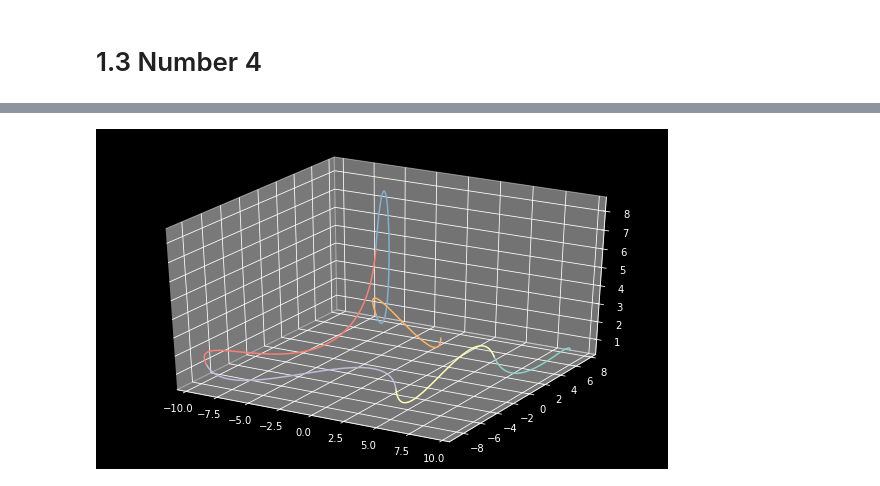
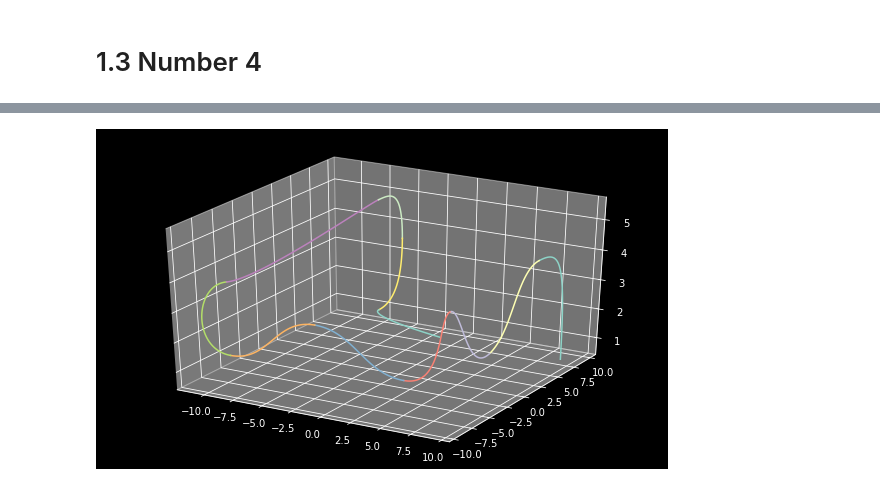
Before and after one commit to Nick-Sireci/Robotics-Workshop1, a Jupyter notebook: Trajectories.ipynb, the cells around one changed output, grey strips where cells are left out. Drawn from its saved outputs; the diff is of its cells as text; code cells hidden in the pictures.

```diff
--- a/Trajectories.ipynb
+++ b/Trajectories.ipynb
@@ -280,47 +280,64 @@ def piecewise3D (X,Y,Z, Vx,Vy,Vz, T):
         dx += dxi.tolist()
         dy += dyi.tolist()
         dz += dzi.tolist()
+        count+=1
 
         ax.plot3D(theta_xi, theta_yi, theta_zi)
         #plot(theta_xi, theta_yi, theta_zi)
+
     return theta_x, theta_y, theta_z, dx, dy, dz
 # %%
 ##### Requirements for the trajectory
 
 # Waypoints
-p1 = [9.175, 7.450, 0.510] #Start
-p2 = [6.975, 1.200, 1.475] #Sphere10
-p3 = [4.625, -6.850, 1.475] #Sphere8
-p4 = [-9.125, -8.475, 1.475] #Sphere9
-p5 = [-3.775, 3.300, 5.625] #Sphere5(upper)
-p6 = [-3.775, 3.300, 1.950] #Sphere6(lower)
-p7 = [1.850, 2.675, 1.475] #Sphere7(tricky)
+p1 = [9.1750, 8.0250, 0.5100] #Start
+p2 = [6.9750, 8.0250, 3.7500] #Checkpoint1
+p3 = [6.9750, 1.2000, 1.4750] #Sphere10
+p4 = [6.5750, -3.9250, 3.5000] #Checkpoint2
+p5 = [4.6250, -6.8500, 1.4750] #Sphere8
+p6 = [-2.0000, -8.0000, 3.0000] #Checkpoint3
+p7 = [-9.000, -8.4750, 1.5500] #Sphere9
+p8 = [-9.000, -8.4750, 4.000] #Checkpoint4
+p9 = [-3.7750, 3.3000, 5.6250] #Sphere5(upper)
+p10 = [-3.7250, 6.5000, 4.000] #Checkpoint5
+p11 = [-3.7750, 3.3000, 1.9500] #Sphere6(lower)
+p12 = [1.8500, 2.6750, 1.4750] #Sphere7(tricky)
 
 # Velocities
-v1 = [0,0,20]
-v2 = [-1,0,20]
-v3 = [-1,1,20]
-v4 = [-1,0,1]
-v5 = [0,1,1]
-v6 = [-1,0,1]
-v7 = [0,0,0]
+v1 = [0,0,1] #Start
+v2 = [0,-1,0] #Checkpoint1
+v3 = [0,-1,-.1] #Sphere10
+v4 = [0,-.5,0] #Checkpoint2
+v5 = [-1,0,0] #Sphere8
+v6 = [-1,0,0] #Checkpoint3
+v7 = [-1,0,0] #Sphere9
+v8 = [.5,.5,0] #Checkpoint 4
+v9 = [0,.5,0] #Sphere5
+v10 = [0,0,-.5] #Checkpoint
+v11 = [0,-.5, 0] #Sphere6
+v12 = [0,0,0] #Sphere7
 
 # Time
 t1 = 0
-t2 = t1 + 5
-t3 = t2 + 5
-t4 = t3 + 5
-t5 = t4 + 5
-t6 = t5 + 5
-t7 = t6 + 5
+t2 = t1+10
+t3 = t2+10
+t4 = t3+10
+t5 = t4+10
+t6 = t5+10
+t7 = t6+10
+t8 = t7+10
+t9 = t8+10
+t10 = t9+10
+t11 = t10+10
+t12 = t11+10
 
 # Grouping
-P = np.vstack((p1, p2, p3, p4, p5, p6, p7))
-V = np.vstack((v1, v2, v3, v4, v5, v6, v7))
-T = [t1, t2, t3, t4, t5, t6, t7]
+P = np.vstack((p1, p2, p3, p4, p5, p6, p7, p8, p9, p10, p11, p12))
+V = np.vstack((v1, v2, v3, v4, v5, v6, v7, v8, v9, v10, v11, v12))
+T = [t1, t2, t3, t4, t5, t6, t7, t8, t9, t10, t11, t12]
 
 X, Y, Z = P[:,0], P[:,1], P[:,2]
-Vx, Vy, Vz = V[:,0], V[:,1], P[:,2]
+Vx, Vy, Vz = V[:,0], V[:,1], V[:,2]
 
 # Plotting
 #plot_points()
@@ -351,2 +368,2 @@ a3: (0.1446)
 =================
-[figure, old version]
+[figure, new version]
```
Also changed, not shown: parts of 1 cell of this notebook, 4 other files.
